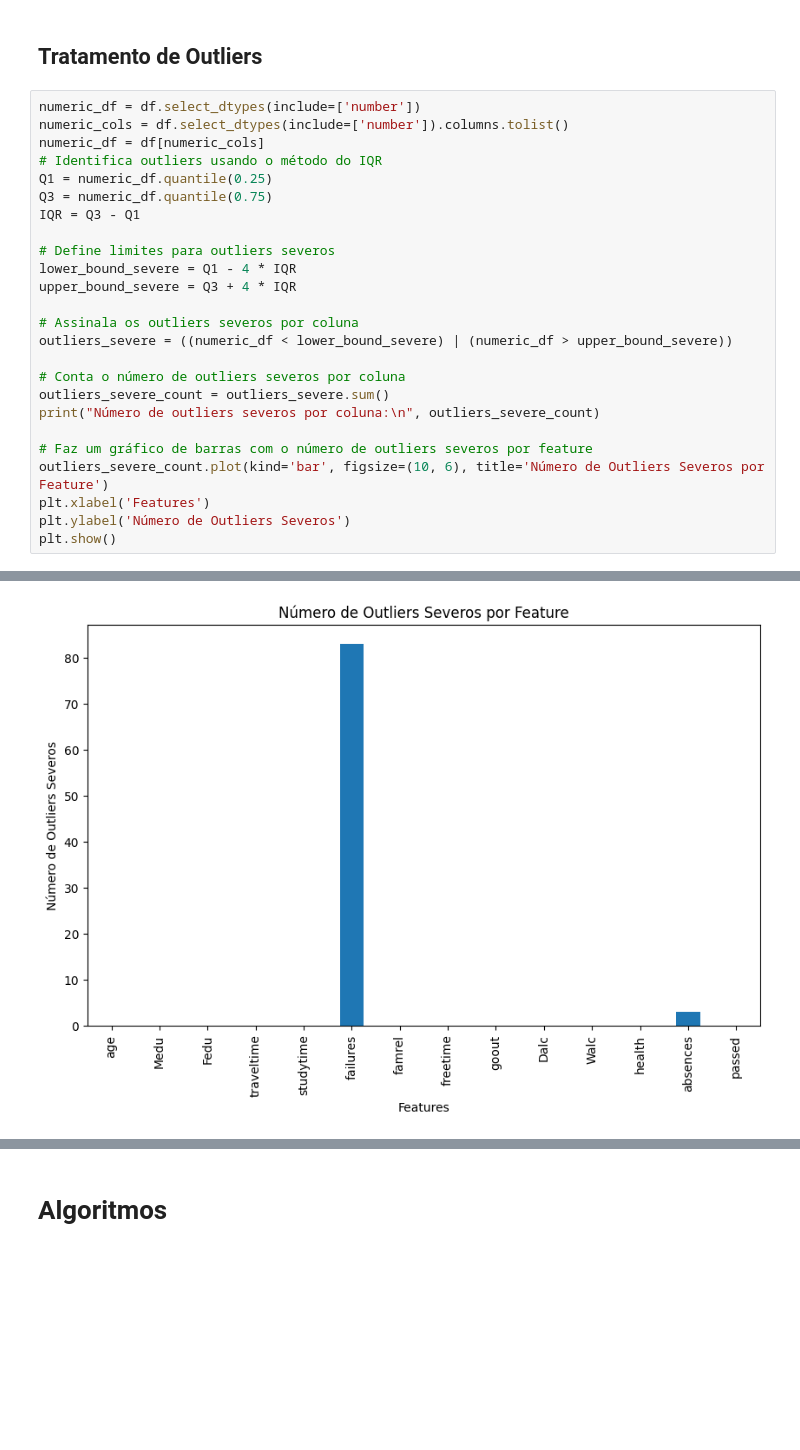
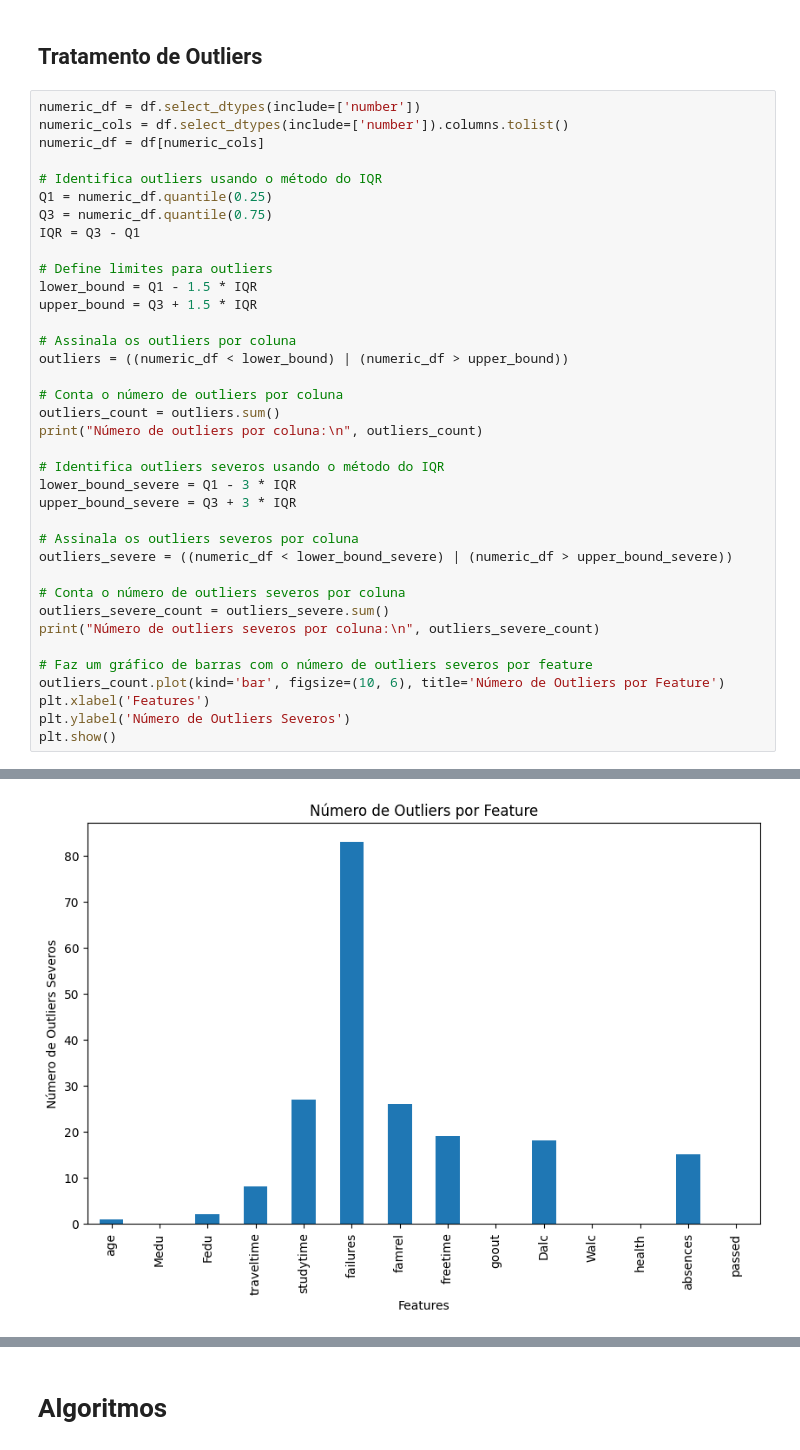
Before and after one commit to bsoeiro5/TP2, a Jupyter notebook: codigo/main.ipynb, the cells around one changed output, grey strips where cells are left out. Saved outputs shown, nothing was run; the diff lists cells and outputs as text; blank space fills up the shorter version.

Commit message:
outliers

```diff
--- a/codigo/main.ipynb
+++ b/codigo/main.ipynb
@@ -134,14 +147,26 @@ Há uma relação significativa entre guardian e 'passed' (p < 0.1).
 numeric_df = df.select_dtypes(include=['number'])
 numeric_cols = df.select_dtypes(include=['number']).columns.tolist()
 numeric_df = df[numeric_cols]
+
 # Identifica outliers usando o método do IQR
 Q1 = numeric_df.quantile(0.25)
 Q3 = numeric_df.quantile(0.75)
 IQR = Q3 - Q1
 
-# Define limites para outliers severos
-lower_bound_severe = Q1 - 4 * IQR
-upper_bound_severe = Q3 + 4 * IQR
+# Define limites para outliers
+lower_bound = Q1 - 1.5 * IQR
+upper_bound = Q3 + 1.5 * IQR
+
+# Assinala os outliers por coluna
+outliers = ((numeric_df < lower_bound) | (numeric_df > upper_bound))
+
+# Conta o número de outliers por coluna
+outliers_count = outliers.sum()
+print("Número de outliers por coluna:\n", outliers_count)
+
+# Identifica outliers severos usando o método do IQR
+lower_bound_severe = Q1 - 3 * IQR
+upper_bound_severe = Q3 + 3 * IQR
 
 # Assinala os outliers severos por coluna
 outliers_severe = ((numeric_df < lower_bound_severe) | (numeric_df > upper_bound_severe))
@@ -151,7 +176,7 @@ outliers_severe_count = outliers_severe.sum()
 print("Número de outliers severos por coluna:\n", outliers_severe_count)
 
 # Faz um gráfico de barras com o número de outliers severos por feature
-outliers_severe_count.plot(kind='bar', figsize=(10, 6), title='Número de Outliers Severos por Feature')
+outliers_count.plot(kind='bar', figsize=(10, 6), title='Número de Outliers por Feature')
 plt.xlabel('Features')
 plt.ylabel('Número de Outliers Severos')
 plt.show()
@@ -173,3 +199,3 @@ absences       3
 passed         0
 dtype: int64
-[figure, old version]
+[figure, new version]
```
Also changed, not shown: parts of 8 cells of this notebook.
